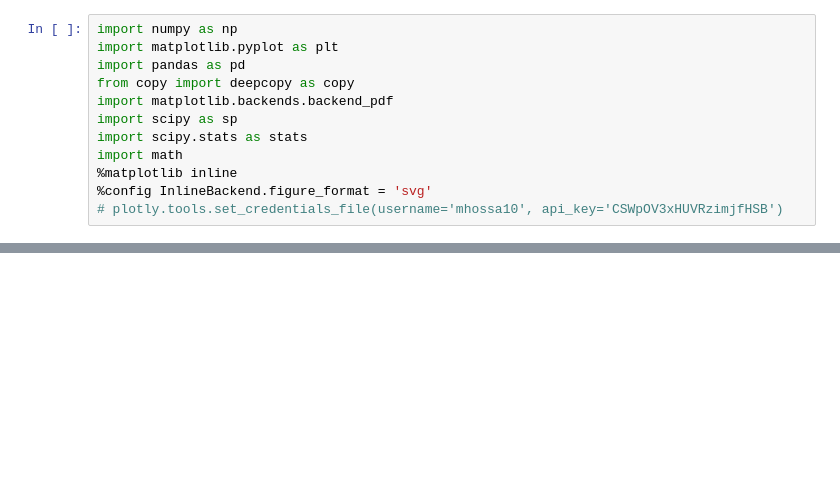
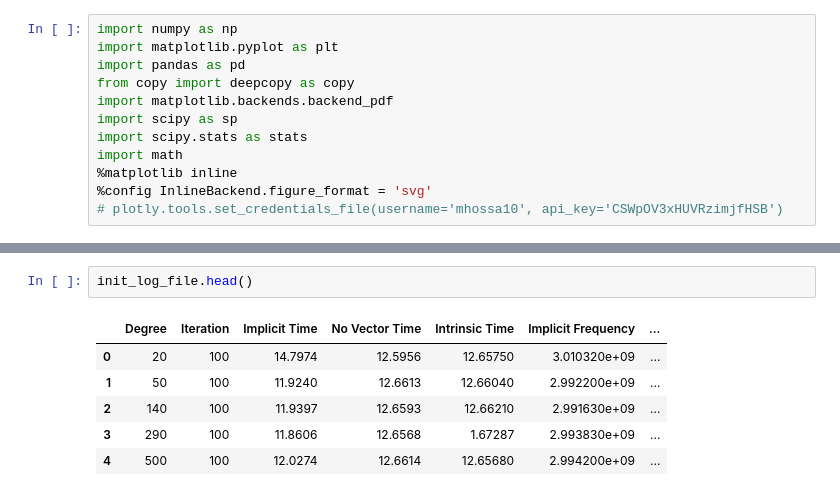
Before and after one commit to marufdsi/Intel-Vectorization-Micro-Benchmark, a Jupyter notebook: Intrinsic Micro Programming.ipynb, the cells around one changed output, grey strips where cells are left out. Drawn from its saved outputs; the diff is of its cells as text; blank space fills up the shorter version.

```diff
--- a/Intrinsic Micro Programming.ipynb
+++ b/Intrinsic Micro Programming.ipynb
@@ -76,3 +77,12 @@ See the caveats in the documentation: http://pandas.pydata.org/pandas-docs/stabl
 [drawing not drawn]
 [drawing not drawn]
 [drawing not drawn]
+# %%
+init_log_file.head()
+# %% [output]
+|  | Degree | Iteration | Implicit Time | No Vector Time | Intrinsic Time | Implicit Frequency | ... |
+| 0 | 20 | 100 | 14.7974 | 12.5956 | 12.65750 | 3.010320e+09 | ... |
+| 1 | 50 | 100 | 11.9240 | 12.6613 | 12.66040 | 2.992200e+09 | ... |
+| 2 | 140 | 100 | 11.9397 | 12.6593 | 12.66210 | 2.991630e+09 | ... |
+| 3 | 290 | 100 | 11.8606 | 12.6568 | 1.67287 | 2.993830e+09 | ... |
+| 4 | 500 | 100 | 12.0274 | 12.6614 | 12.65680 | 2.994200e+09 | ... |
```
Also changed, not shown: parts of 1 cell of this notebook, 2 other files.
